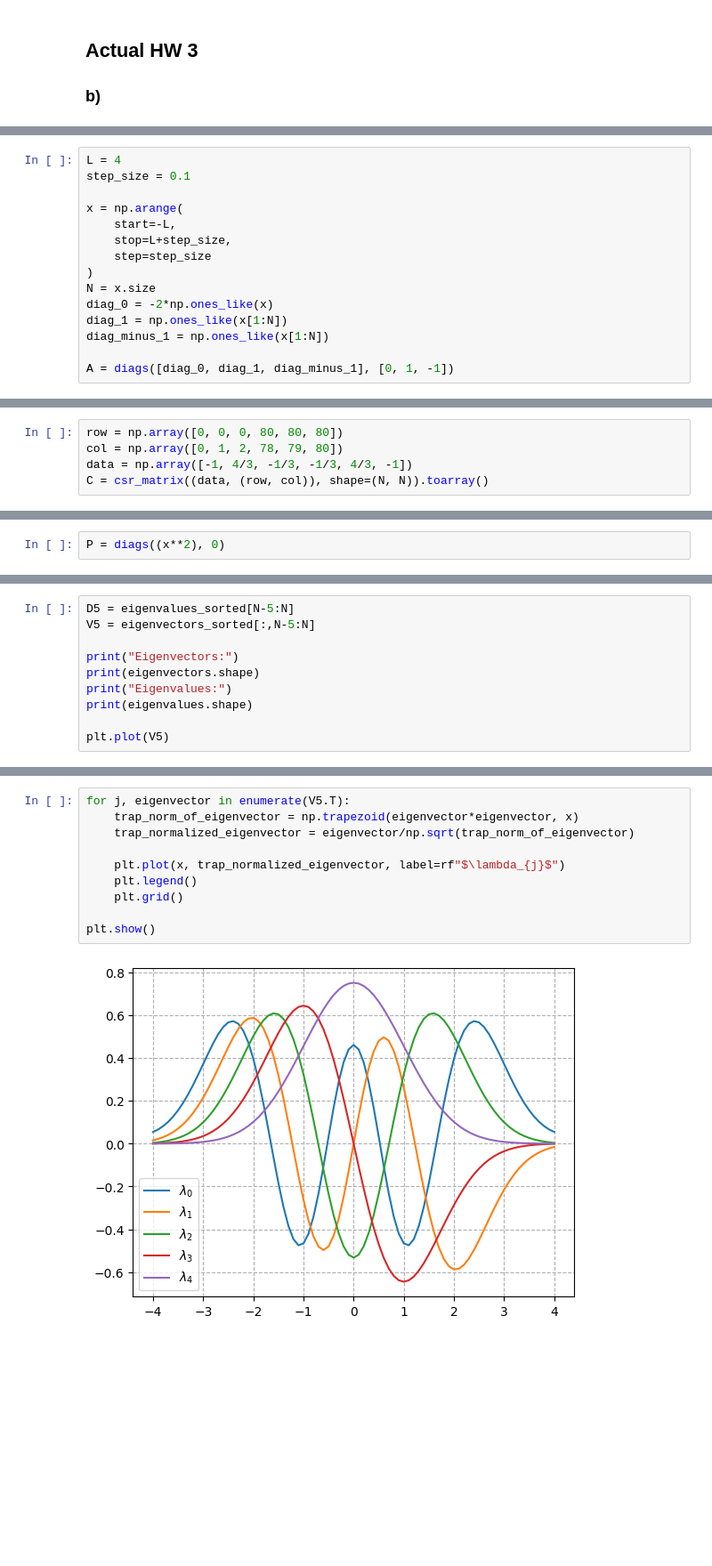
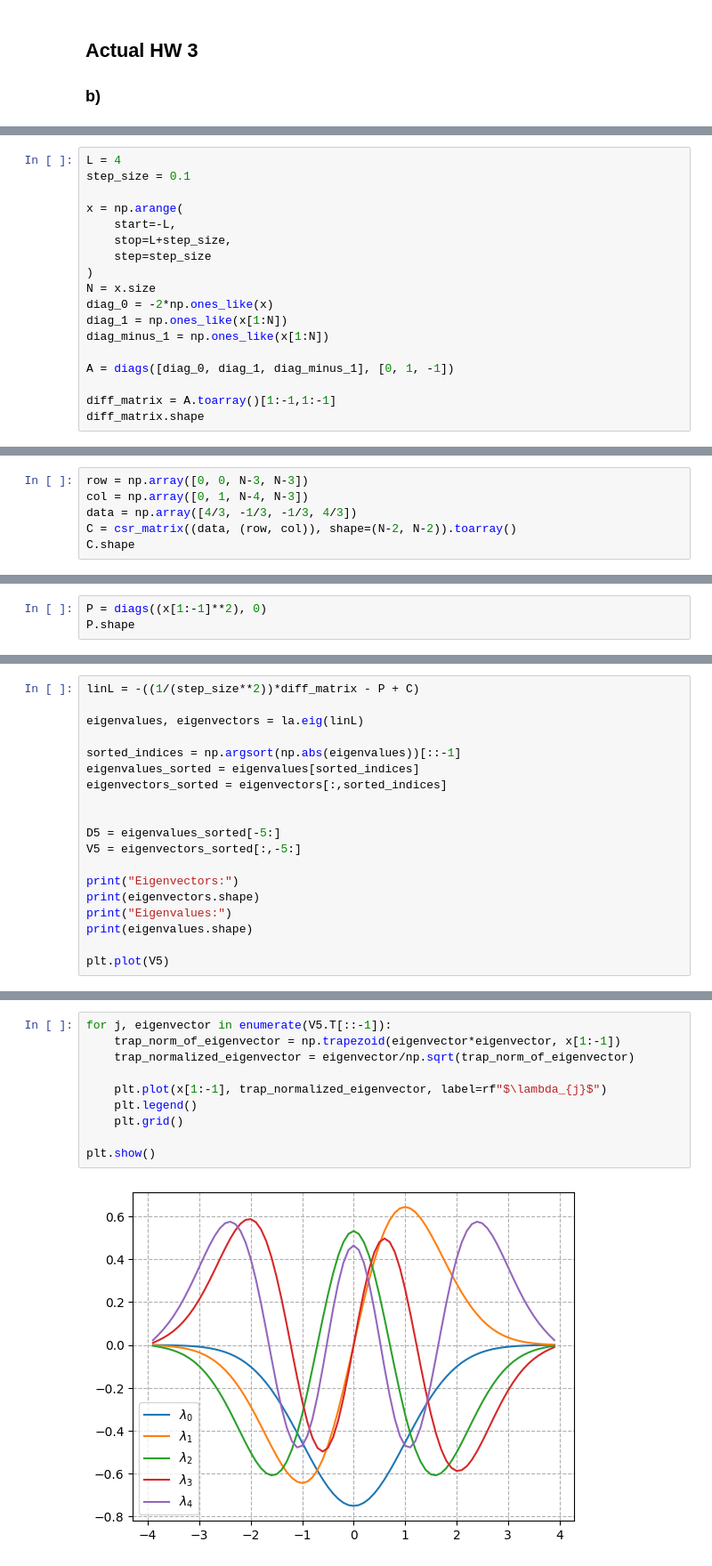
Before and after one commit to hunter-lybbert/uw-central, a Jupyter notebook: scientific_computing/hw_03/hw_03_quantum_harmonic_oscillator.ipynb, the cells around one changed output, grey strips where cells are left out. Shown at 89% size. Cells and saved outputs as stored; diff of their text form; blank space fills up the shorter version.

```diff
--- a/scientific_computing/hw_03/hw_03_quantum_harmonic_oscillator.ipynb
+++ b/scientific_computing/hw_03/hw_03_quantum_harmonic_oscillator.ipynb
@@ -111,3 +197,6 @@ diag_1 = np.ones_like(x[1:N])
 diag_minus_1 = np.ones_like(x[1:N])
 
 A = diags([diag_0, diag_1, diag_minus_1], [0, 1, -1])
+
+diff_matrix = A.toarray()[1:-1,1:-1]
+diff_matrix.shape
@@ -133,5 +205,6 @@ dia_matrix(diff_matrix)
 # %%
-row = np.array([0, 0, 0, 80, 80, 80])
-col = np.array([0, 1, 2, 78, 79, 80])
-data = np.array([-1, 4/3, -1/3, -1/3, 4/3, -1])
-C = csr_matrix((data, (row, col)), shape=(N, N)).toarray()
+row = np.array([0, 0, N-3, N-3])
+col = np.array([0, 1, N-4, N-3])
+data = np.array([4/3, -1/3, -1/3, 4/3])
+C = csr_matrix((data, (row, col)), shape=(N-2, N-2)).toarray()
+C.shape
@@ -138,2 +213,3 @@ C = csr_matrix((data, (row, col)), shape=(N, N)).toarray()
 # %%
-P = diags((x**2), 0)
+P = diags((x[1:-1]**2), 0)
+P.shape
@@ -163,6 +218,15 @@ eigenvectors_sorted.shape
 # %%
-D5 = eigenvalues_sorted[N-5:N]
-V5 = eigenvectors_sorted[:,N-5:N]
+linL = -((1/(step_size**2))*diff_matrix - P + C)
+
+eigenvalues, eigenvectors = la.eig(linL)
+
+sorted_indices = np.argsort(np.abs(eigenvalues))[::-1]
+eigenvalues_sorted = eigenvalues[sorted_indices]
+eigenvectors_sorted = eigenvectors[:,sorted_indices]
+
+
+D5 = eigenvalues_sorted[-5:]
+V5 = eigenvectors_sorted[:,-5:]
 
 print("Eigenvectors:")
 print(eigenvectors.shape)
@@ -188,13 +248,13 @@ V5.T.shape
 # %%
-for j, eigenvector in enumerate(V5.T):
-    trap_norm_of_eigenvector = np.trapezoid(eigenvector*eigenvector, x)
+for j, eigenvector in enumerate(V5.T[::-1]):
+    trap_norm_of_eigenvector = np.trapezoid(eigenvector*eigenvector, x[1:-1])
     trap_normalized_eigenvector = eigenvector/np.sqrt(trap_norm_of_eigenvector)
 
-    plt.plot(x, trap_normalized_eigenvector, label=rf"$\lambda_{j}$")
+    plt.plot(x[1:-1], trap_normalized_eigenvector, label=rf"$\lambda_{j}$")
     plt.legend()
     plt.grid()
 
 plt.show()
 # %% [output]
-[figure, old version]
+[figure, new version]
 # %%
```
Also changed, not shown: parts of 20 cells of this notebook.
